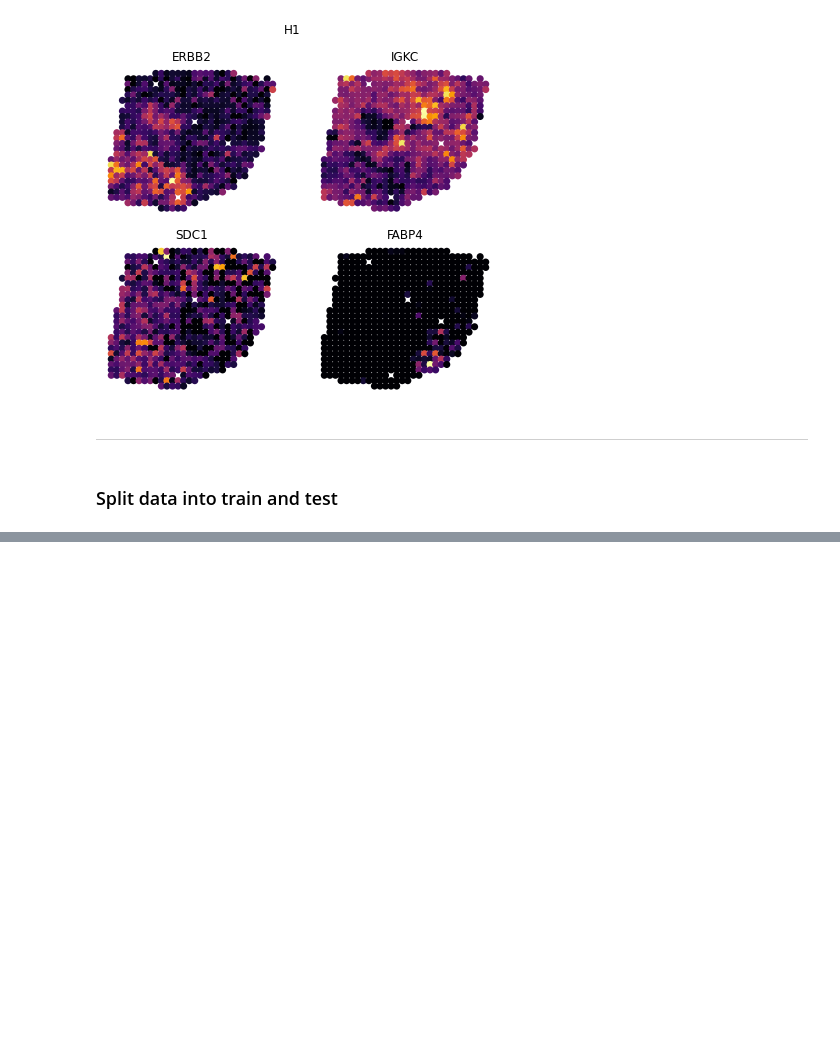
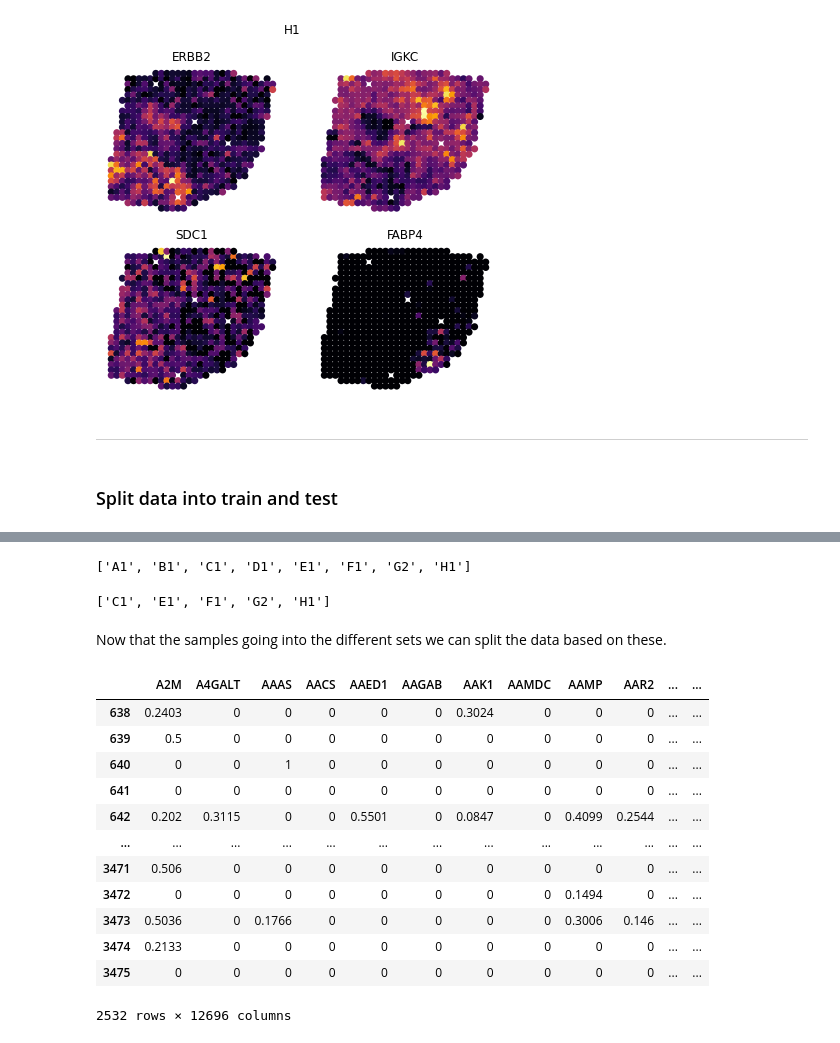
Before and after one commit to lfranzen/ml-course-project, a Jupyter notebook: scripts/prepare_data.ipynb, the cells around one changed output, grey strips where cells are left out. Cells and saved outputs as stored; diff of their text form; code cells hidden in the pictures; blank space fills up the shorter version.

```diff
--- a/scripts/prepare_data.ipynb
+++ b/scripts/prepare_data.ipynb
@@ -429,8 +439,8 @@ data_n = 7
 df_plot = data_list[data_n]
 n_cols=2
 n_rows=2
-fig,ax = plt.subplots(n_cols,
-                      n_rows,
+fig,ax = plt.subplots(n_rows,
+                      n_cols,
                       figsize = (3.5*n_cols, 3*n_rows))
 fig.suptitle(sample_id[data_n])
 ax = ax.flatten()
@@ -460,0 +471,33 @@ To ensure enough data in the train set, I will keep 5/8 sets for train/validatio
+# %%
+sample_id
+# %% [output]
+['A1', 'B1', 'C1', 'D1', 'E1', 'F1', 'G2', 'H1']
+# %%
+test_samples = ['A1', 'B1', 'D1']
+# %%
+train_samples = sample_id.copy()
+train_samples = [s for s in sample_id if s not in test_samples]
+train_samples
+# %% [output]
+['C1', 'E1', 'F1', 'G2', 'H1']
+# %% [markdown]
+Now that the samples going into the different sets we can split the data based on these.
+# %%
+test_df = df_all[df_all['sample_id'].isin(test_samples)]
+train_df = df_all[df_all['sample_id'].isin(train_samples)]
+# %%
+train_df
+# %% [output]
+|  | A2M | A4GALT | AAAS | AACS | AAED1 | AAGAB | AAK1 | AAMDC | AAMP | AAR2 | ... | ... |
+| 638 | 0.2403 | 0 | 0 | 0 | 0 | 0 | 0.3024 | 0 | 0 | 0 | ... | ... |
+| 639 | 0.5 | 0 | 0 | 0 | 0 | 0 | 0 | 0 | 0 | 0 | ... | ... |
+| 640 | 0 | 0 | 1 | 0 | 0 | 0 | 0 | 0 | 0 | 0 | ... | ... |
+| 641 | 0 | 0 | 0 | 0 | 0 | 0 | 0 | 0 | 0 | 0 | ... | ... |
+| 642 | 0.202 | 0.3115 | 0 | 0 | 0.5501 | 0 | 0.0847 | 0 | 0.4099 | 0.2544 | ... | ... |
+| ... | ... | ... | ... | ... | ... | ... | ... | ... | ... | ... | ... | ... |
+| 3471 | 0.506 | 0 | 0 | 0 | 0 | 0 | 0 | 0 | 0 | 0 | ... | ... |
+| 3472 | 0 | 0 | 0 | 0 | 0 | 0 | 0 | 0 | 0.1494 | 0 | ... | ... |
+| 3473 | 0.5036 | 0 | 0.1766 | 0 | 0 | 0 | 0 | 0 | 0.3006 | 0.146 | ... | ... |
+| 3474 | 0.2133 | 0 | 0 | 0 | 0 | 0 | 0 | 0 | 0 | 0 | ... | ... |
+| 3475 | 0 | 0 | 0 | 0 | 0 | 0 | 0 | 0 | 0 | 0 | ... | ... |
+2532 rows × 12696 columns
```
Also changed, not shown: parts of 14 cells of this notebook.
